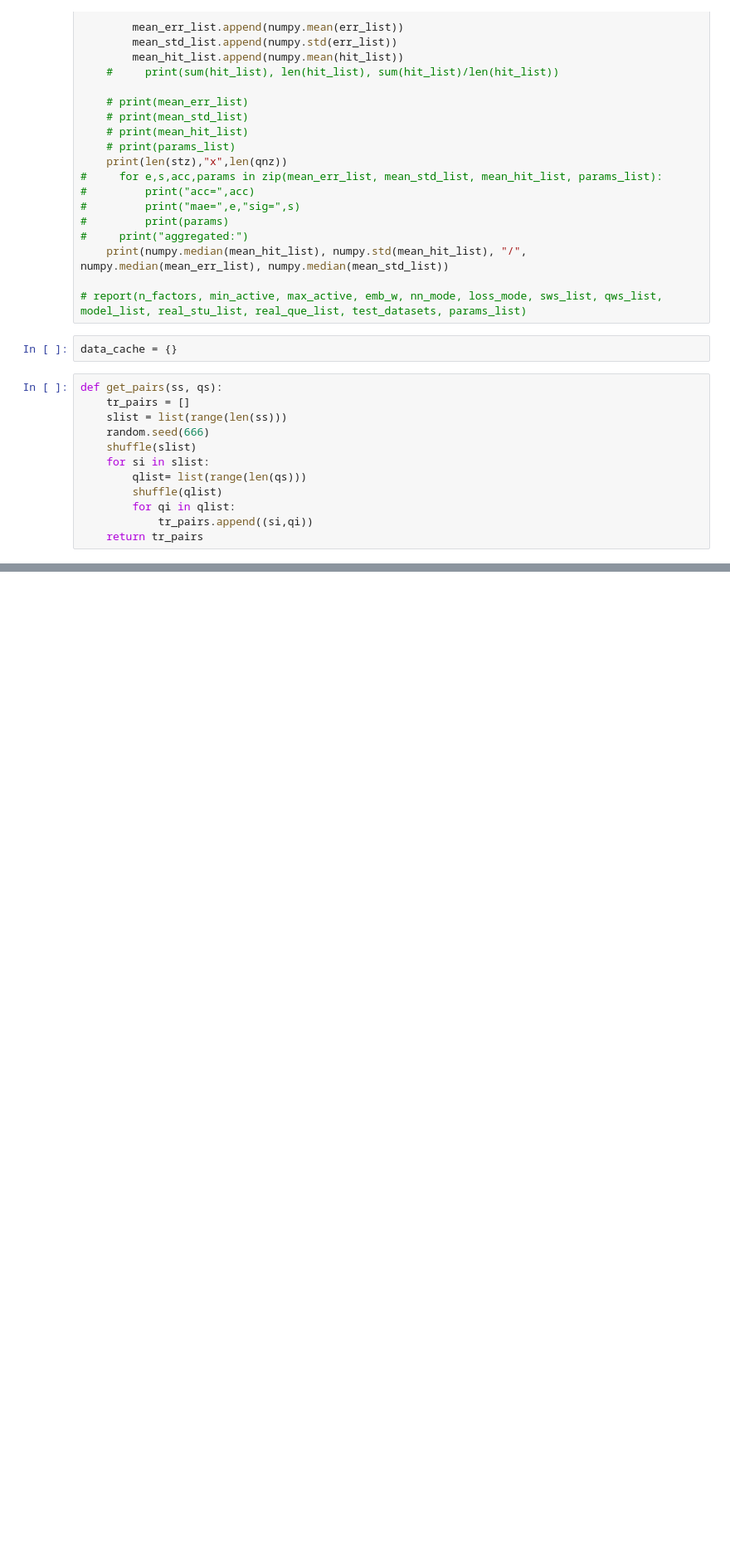
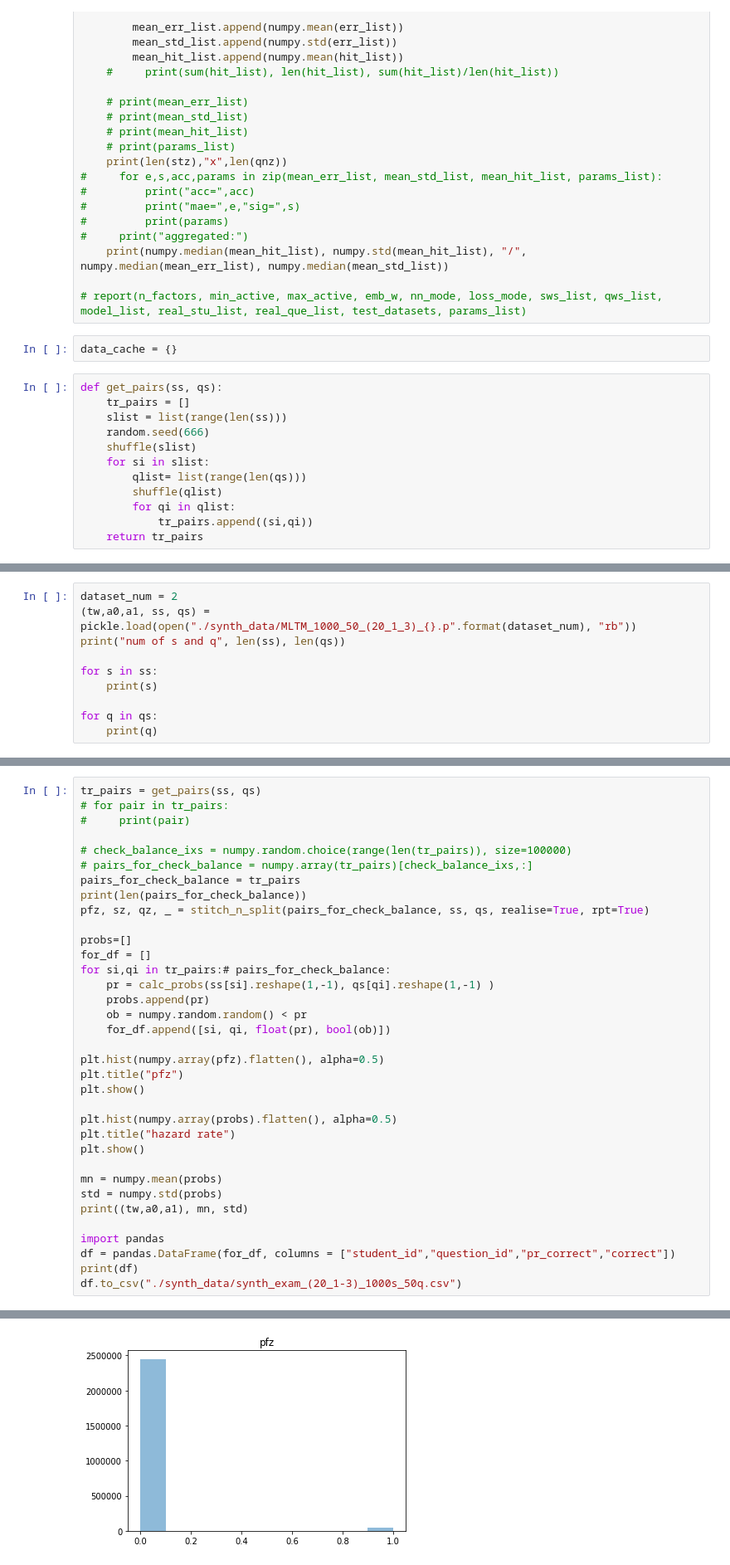
Before and after one commit to rjm49/mltm, a Jupyter notebook: next_gen/DATA_GEN.ipynb, the cells around one changed output, grey strips where cells are left out. Shown at 83% size. Drawn from its saved outputs; the diff is of its cells as text; blank space fills up the shorter version.

```diff
--- a/next_gen/DATA_GEN.ipynb
+++ b/next_gen/DATA_GEN.ipynb
@@ -1367 +1415,11 @@ sns complete
 ... (19 outputs left out)
+# %%
+dataset_num = 2
+(tw,a0,a1, ss, qs) = pickle.load(open("./synth_data/MLTM_1000_50_(20_1_3)_{}.p".format(dataset_num), "rb"))
+print("num of s and q", len(ss), len(qs))
+
+for s in ss:
+    print(s)
+
+for q in qs:
+    print(q)
@@ -1367,0 +1444,36 @@ sns complete
+# %%
+tr_pairs = get_pairs(ss, qs)
+# for pair in tr_pairs:
+#     print(pair)
+
+# check_balance_ixs = numpy.random.choice(range(len(tr_pairs)), size=100000)
+# pairs_for_check_balance = numpy.array(tr_pairs)[check_balance_ixs,:]
+pairs_for_check_balance = tr_pairs
+print(len(pairs_for_check_balance))
+pfz, sz, qz, _ = stitch_n_split(pairs_for_check_balance, ss, qs, realise=True, rpt=True)
+
+probs=[]
+for_df = []
+for si,qi in tr_pairs:# pairs_for_check_balance:
+    pr = calc_probs(ss[si].reshape(1,-1), qs[qi].reshape(1,-1) )
+    probs.append(pr)
+    ob = numpy.random.random() < pr
+    for_df.append([si, qi, float(pr), bool(ob)])
+
+plt.hist(numpy.array(pfz).flatten(), alpha=0.5)
+plt.title("pfz")
+plt.show()
+
+plt.hist(numpy.array(probs).flatten(), alpha=0.5)
+plt.title("hazard rate")
+plt.show()
+
+mn = numpy.mean(probs)
+std = numpy.std(probs)
+print((tw,a0,a1), mn, std)
+
+import pandas
+df = pandas.DataFrame(for_df, columns = ["student_id","question_id","pr_correct","correct"])
+print(df)
+df.to_csv("./synth_data/synth_exam_(20_1-3)_1000s_50q.csv")
+# %% [output]
@@ -1367,0 +1484 @@ sns complete
+[figure, added]
```
Also changed, not shown: parts of 11 cells of this notebook, 4 other files.
